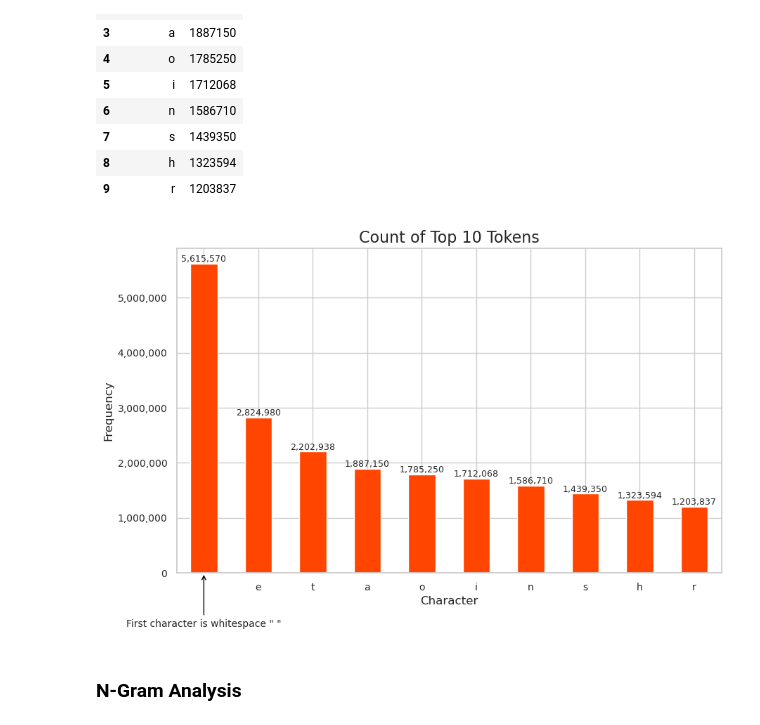
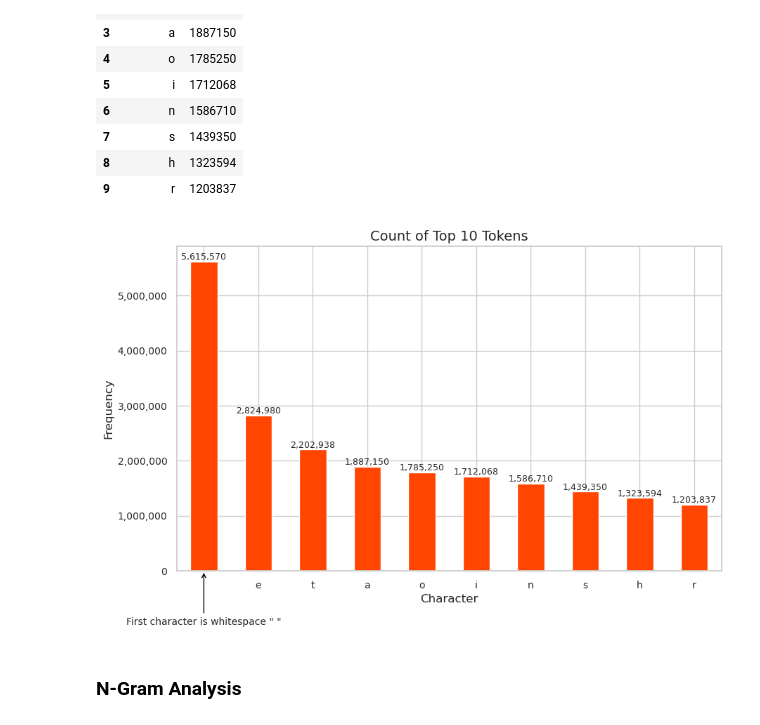
Before and after one commit to gu-dsan6000/fall-2023-reddit-project-team-17, a Jupyter notebook: code/project-nlp/project-nlp-posts-and-books-vis.ipynb, the cells around one changed output. Cells and saved outputs as stored; diff of their text form; code cells hidden in the pictures.

Commit message:
save after visuals finished

```diff
--- a/code/project-nlp/project-nlp-posts-and-books-vis.ipynb
+++ b/code/project-nlp/project-nlp-posts-and-books-vis.ipynb
@@ -206,37 +206,37 @@ ax = top_10_token_freq_pd.head(20).plot(
 )
 
 # add text
-plt.title('Count of Top 10 Tokens', fontsize=16)
+plt.title('Count of Top 10 Tokens', fontsize=14)
 plt.xlabel('Character', fontsize=12)
 plt.ylabel('Frequency', fontsize=12)
 plt.xticks(rotation=0, fontsize=10)
 plt.yticks(fontsize=10)
 
 
 
 # create annotation for whitespace
 plt.annotate('First character is whitespace " "',
              xy=(0, 0), xycoords='data',
              xytext=(0, fixed_negative_offset), textcoords='data',
              arrowprops=dict(arrowstyle="->", connectionstyle="arc3", color='black'),
              fontsize=10, ha='center', va='top')
 
 
 # off scientific notation
 ax.yaxis.set_major_formatter(ticker.FuncFormatter(lambda x, p: format(int(x), ',')))
 
 
 
 # add labels
 for index, value in enumerate(top_10_token_freq_pd.head(20)['count']):
     plt.text(index, value, f'{value:,.0f}', ha='center', va='bottom', fontsize=9)
 
 
 # save and show
 plt.savefig('../../website-source/img/nlp-plots/books-and-stories-token-frequency-plot.png', bbox_inches='tight')
 plt.show()
 # %% [output]
-[figure, old version]
+[figure, new version]
 # %% [markdown]
 ### N-Gram Analysis
 # %%
```
Also changed, not shown: 1 other file.
